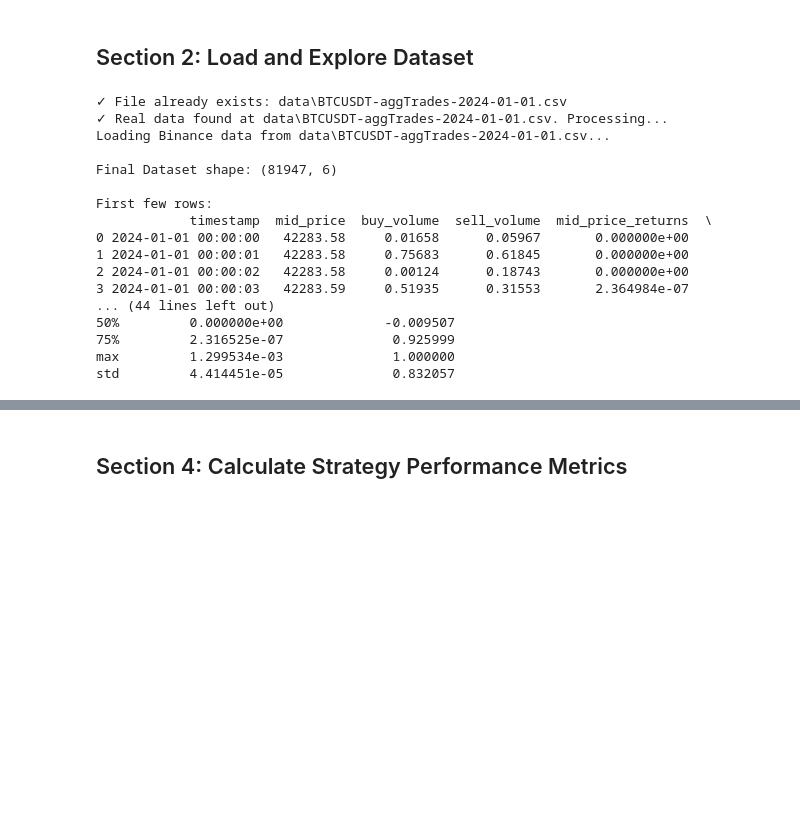
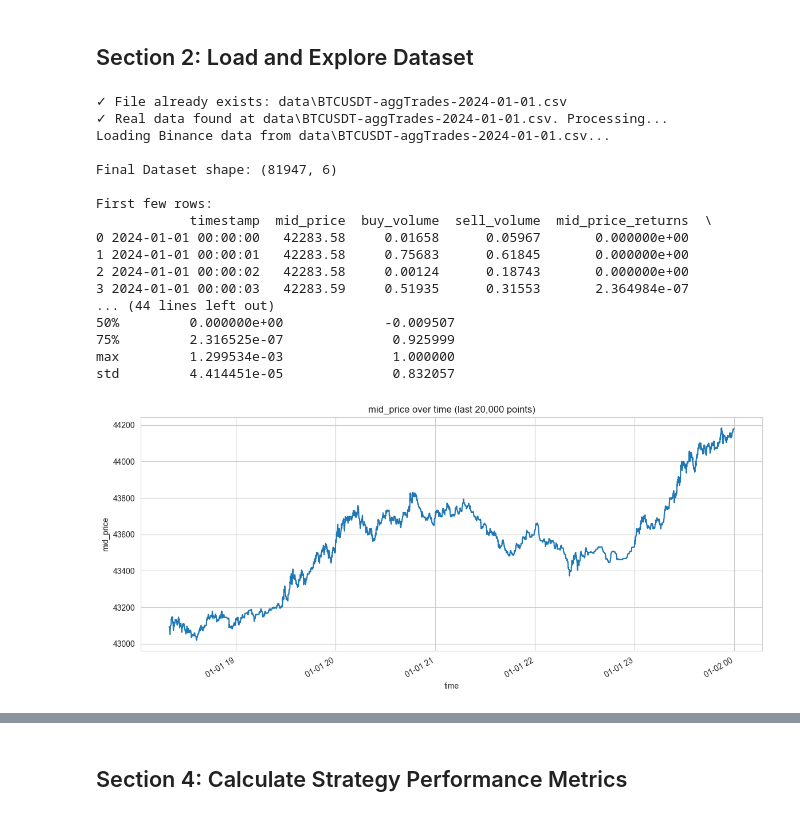
Before and after one commit to SasankaDidula/hft-optimization, a Jupyter notebook: Optimization_Main.ipynb, the cells around one changed output, grey strips where cells are left out. Saved outputs shown, nothing was run; the diff lists cells and outputs as text; code cells hidden in the pictures; blank space fills up the shorter version.

```diff
--- a/Optimization_Main.ipynb
+++ b/Optimization_Main.ipynb
@@ -246,30 +246,130 @@ else:
 
     SYNTH_PATH = DATA_PATH / "synthetic_crypto_data.csv"
     df.to_csv(SYNTH_PATH, index=False)
     print(f"✓ Synthetic data generated and saved to {SYNTH_PATH}")
 
 print(f"\nFinal Dataset shape: {df.shape}")
 print(f"\nFirst few rows:")
 print(df.head(10))
 print(f"\nData types:")
 print(df.dtypes)
 print(f"\nBasic statistics:")
 print(df.describe())
+
+df_plot = df.copy()
+
+# Put time on the index when possible
+if 'timestamp' in df_plot.columns:
+    df_plot['timestamp'] = pd.to_datetime(df_plot['timestamp'], errors='coerce')
+    df_plot = df_plot.sort_values('timestamp')
+    df_plot = df_plot.set_index('timestamp')
+elif isinstance(df_plot.index, pd.DatetimeIndex):
+    df_plot = df_plot.sort_index()
+
+# Pick a price-like column
+price_col = 'mid_price' if 'mid_price' in df_plot.columns else ('price' if 'price' in df_plot.columns else None)
+if price_col is None:
+    numeric_cols = df_plot.select_dtypes(include='number').columns.tolist()
+    price_col = numeric_cols[0] if numeric_cols else None
+
+# Ensure returns exist for distribution plot
+if 'mid_price_returns' not in df_plot.columns and price_col is not None:
+    df_plot['mid_price_returns'] = df_plot[price_col].pct_change()
+
+# Limit plotted points so notebooks stay responsive
+max_points = 20_000
+if len(df_plot) > max_points:
+    df_vis = df_plot.iloc[-max_points:].copy()
+else:
+    df_vis = df_plot.copy()
+
+# 1) Price over time
+if price_col is not None:
+    ax = df_vis[price_col].plot(title=f"{price_col} over time (last {len(df_vis):,} points)")
+    ax.set_xlabel("time")
+    ax.set_ylabel(price_col)
+    plt.show()
+
+# 2) Volume over time (buy vs sell when available)
+if 'buy_volume' in df_vis.columns and 'sell_volume' in df_vis.columns:
+    ax = df_vis[['buy_volume', 'sell_volume']].plot(title="Buy vs Sell volume (last window)", alpha=0.9)
+    ax.set_xlabel("time")
+    ax.set_ylabel("volume")
+    plt.show()
+else:
+    vol_cols = [c for c in ['quantity', 'volume'] if c in df_vis.columns]
+    if len(vol_cols) > 0:
+        ax = df_vis[vol_cols].plot(title="Volume-related columns (last window)", alpha=0.9)
+        ax.set_xlabel("time")
+        plt.show()
+
+# 3) Order book imbalance over time (if present)
+if 'order_book_imbalance' in df_vis.columns:
+    s_all = df_vis['order_book_imbalance'].dropna()
+
+    # Full resolution, but plot a shorter time window
+    period = pd.Timedelta("20min")  # change to "2H" / "10min" etc.
+    if isinstance(s_all.index, pd.DatetimeIndex) and len(s_all) > 0:
+        start = s_all.index.max() - period
+        s = s_all.loc[start:]
+    else:
+        # fallback: last N rows when no datetime index (~30 min if 1-second)
+        s = s_all.tail(1800)
+
+    ax = s.plot(title=f"Order book imbalance (last {period})")
+    ax.set_xlabel("time")
+    ax.set_ylabel("imbalance")
+    plt.axhline(0, color='black', linewidth=1, alpha=0.6)
+
+    # Zoom y-axis using robust quantiles so the plot is readable
+    if len(s) > 10:
+        q_low, q_high = s.quantile([0.01, 0.99])
+        if np.isfinite(q_low) and np.isfinite(q_high) and q_low != q_high:
+            pad = 0.10 * (q_high - q_low)
+            ax.set_ylim(q_low - pad, q_high + pad)
+
+    # Make datetime x-axis ticks readable
+    if isinstance(s.index, pd.DatetimeIndex):
+        import matplotlib.dates as mdates
+        locator = mdates.AutoDateLocator(minticks=4, maxticks=8)
+        ax.xaxis.set_major_locator(locator)
+        ax.xaxis.set_major_formatter(mdates.ConciseDateFormatter(locator))
+        plt.gcf().autofmt_xdate()
+
+    plt.show()
+
+# 4) Returns distribution
+if 'mid_price_returns' in df_vis.columns:
+    plt.figure(figsize=(12, 4))
+    sns.histplot(df_vis['mid_price_returns'].dropna(), bins=80, kde=True)
+    plt.title("mid_price_returns distribution (last window)")
+    plt.xlabel("mid_price_returns")
+    plt.show()
+
+# 5) Correlation heatmap (numeric columns)
+num = df_vis.select_dtypes(include='number')
+if num.shape[1] >= 2:
+    corr = num.corr()
+    plt.figure(figsize=(10, 8))
+    sns.heatmap(corr, cmap="coolwarm", center=0, square=True)
+    plt.title("Correlation heatmap (numeric columns)")
+    plt.show()
 # %% [output]
 ✓ File already exists: data\BTCUSDT-aggTrades-2024-01-01.csv
 ✓ Real data found at data\BTCUSDT-aggTrades-2024-01-01.csv. Processing...
 Loading Binance data from data\BTCUSDT-aggTrades-2024-01-01.csv...
 
 Final Dataset shape: (81947, 6)
 
 First few rows:
             timestamp  mid_price  buy_volume  sell_volume  mid_price_returns  \
 0 2024-01-01 00:00:00   42283.58     0.01658      0.05967       0.000000e+00
 1 2024-01-01 00:00:01   42283.58     0.75683      0.61845       0.000000e+00
 2 2024-01-01 00:00:02   42283.58     0.00124      0.18743       0.000000e+00
 3 2024-01-01 00:00:03   42283.59     0.51935      0.31553       2.364984e-07
 ... (44 lines left out)
 50%         0.000000e+00             -0.009507
 75%         2.316525e-07              0.925999
 max         1.299534e-03              1.000000
 std         4.414451e-05              0.832057
+[figure, added]
```
Also changed, not shown: parts of 8 cells of this notebook.
